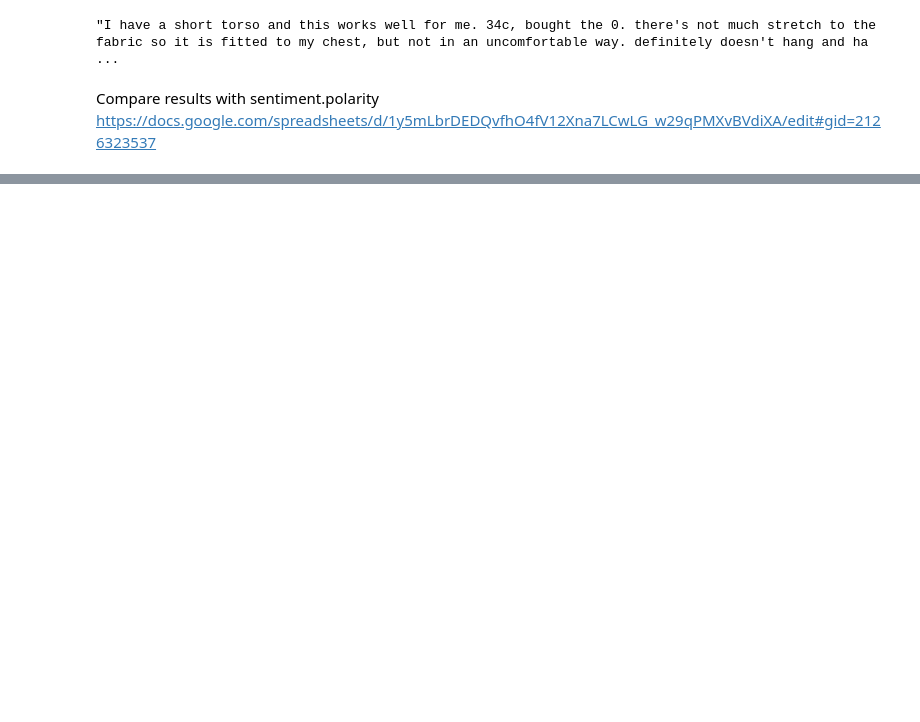
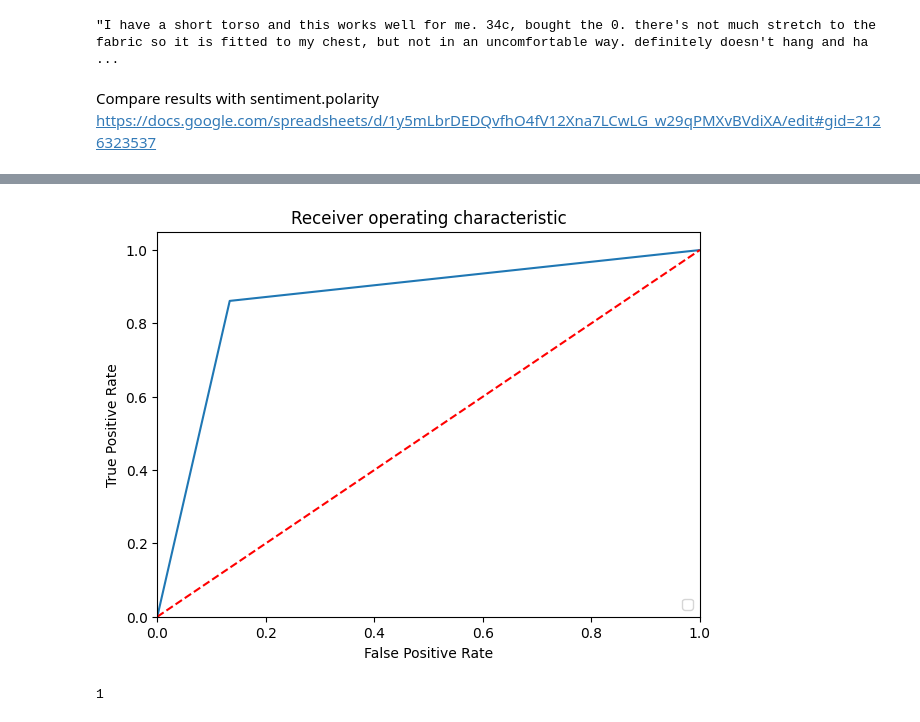
Before and after one commit to tarachandaniheena/LogisticRegression, a Jupyter notebook: customer_reviews_transformers.ipynb, the cells around one changed output, grey strips where cells are left out. Drawn from its saved outputs; the diff is of its cells as text; code cells hidden in the pictures; blank space fills up the shorter version.

```diff
--- a/customer_reviews_transformers.ipynb
+++ b/customer_reviews_transformers.ipynb
@@ -122,0 +223,5 @@ https://docs.google.com/spreadsheets/d/1y5mLbrDEDQvfhO4fV12Xna7LCwLG_w29qPMXvBVd
+# %%
+sentiment_df = pd.read_csv('review_sentiment.csv')
+# %%
+sentiment_df['rating_category'] = sentiment_df['rating_category'].replace(['Good','Bad'], [1,0])
+sentiment_df['sentiment_category'] = sentiment_df['sentiment_category'].replace(['Good','Bad'], [1,0])
@@ -122,0 +244,13 @@ https://docs.google.com/spreadsheets/d/1y5mLbrDEDQvfhO4fV12Xna7LCwLG_w29qPMXvBVd
+# %%
+fpr, tpr, thresholds = roc_curve(sentiment_df['rating_category'], sentiment_df['sentiment_category'] )
+plt.figure(figsize=(7, 5))
+plt.plot(fpr, tpr)
+plt.plot([0, 1], [0, 1], "r--")
+plt.xlim([0.0, 1.0])
+plt.ylim([0.0, 1.05])
+plt.xlabel("False Positive Rate")
+plt.ylabel("True Positive Rate")
+plt.title("Receiver operating characteristic")
+plt.legend(loc="lower right")
+plt.show()
+# %% [output]
@@ -122,0 +258,7 @@ https://docs.google.com/spreadsheets/d/1y5mLbrDEDQvfhO4fV12Xna7LCwLG_w29qPMXvBVd
+[figure, added]
+# %%
+optimal_idx = np.argmax(tpr - fpr)
+optimal_threshold_auc_roc = thresholds[optimal_idx]
+print(optimal_threshold_auc_roc)
+# %% [output]
+1
```
Also changed, not shown: parts of 26 cells of this notebook.
